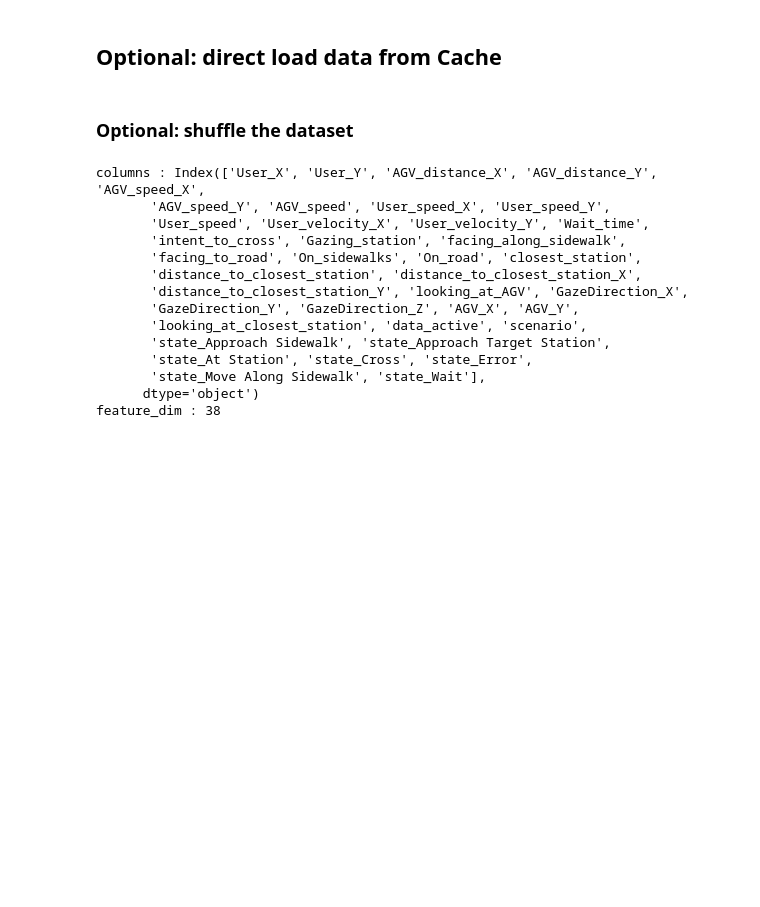
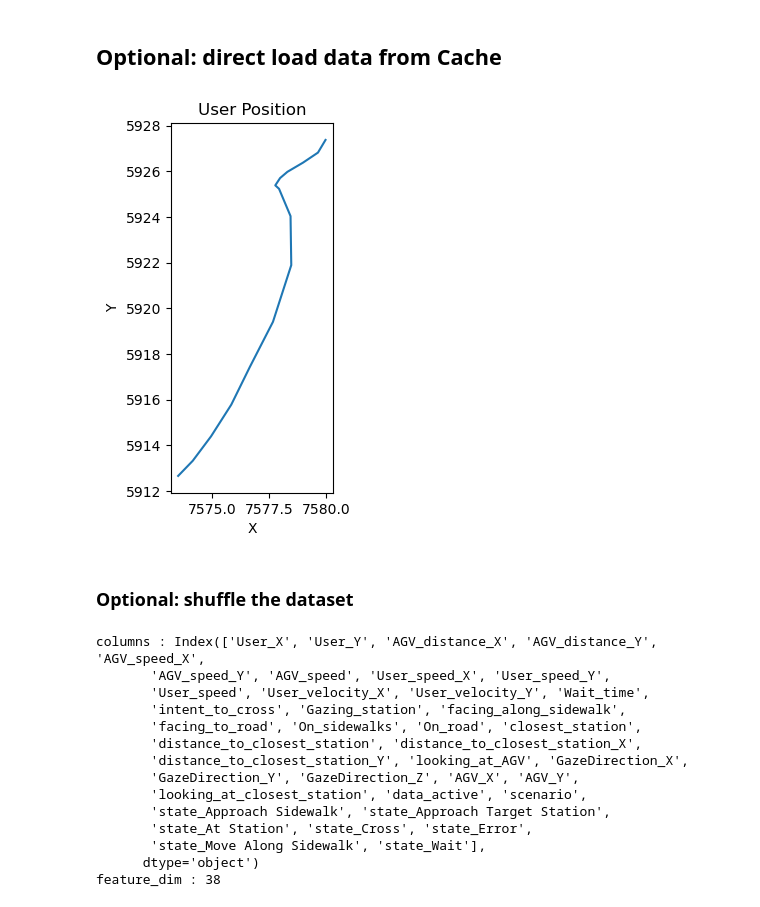
Before and after one commit to priest-yang/Pedestrian-Trajectory-Prediction, a Jupyter notebook: notebook/TFT_Flowmatching.ipynb, the cells around one changed output. Cells and saved outputs as stored; diff of their text form; code cells hidden in the pictures; blank space fills up the shorter version.

```diff
--- a/notebook/TFT_Flowmatching.ipynb
+++ b/notebook/TFT_Flowmatching.ipynb
@@ -50,6 +50,11 @@ test_batch_size = 64
 
 
 def process_data(df_dir : str, target_freq : int = 10):
+    df: pd.DataFrame = pd.read_pickle(df_dir)
+    df.columns = df.columns.str.strip()
+
+    df = df.rename(columns={'State': 'state'})
+
     states = ['At Station', 'Error', 'Wait', 'Cross', 'Approach Sidewalk',
        'Approach Target Station', 'Move Along Sidewalk']
 
@@ -102,6 +107,22 @@ for file in os.listdir(dir):
     if file.endswith('.pkl'):
         df = process_data(dir+file)
         ds.read_data(df, agv_col_name="scenario")
+# %%
+df = process_data(dir+file)
+df = df[df['scenario'] == 7]
+
+uer_x, uer_y = df['User_X'].values[10:40], df['User_Y'].values[10:40]
+
+plt.plot(uer_x, uer_y)
+# same
+plt.title('User Position')
+plt.xlabel('X')
+plt.ylabel('Y')
+# equal aspect ratio
+plt.gca().set_aspect('equal', adjustable='box')
+plt.show()
+# %% [output]
+[figure, added]
 # %% [markdown]
 ### Optional: shuffle the dataset
 # %%
```
Also changed, not shown: parts of 11 cells of this notebook.
